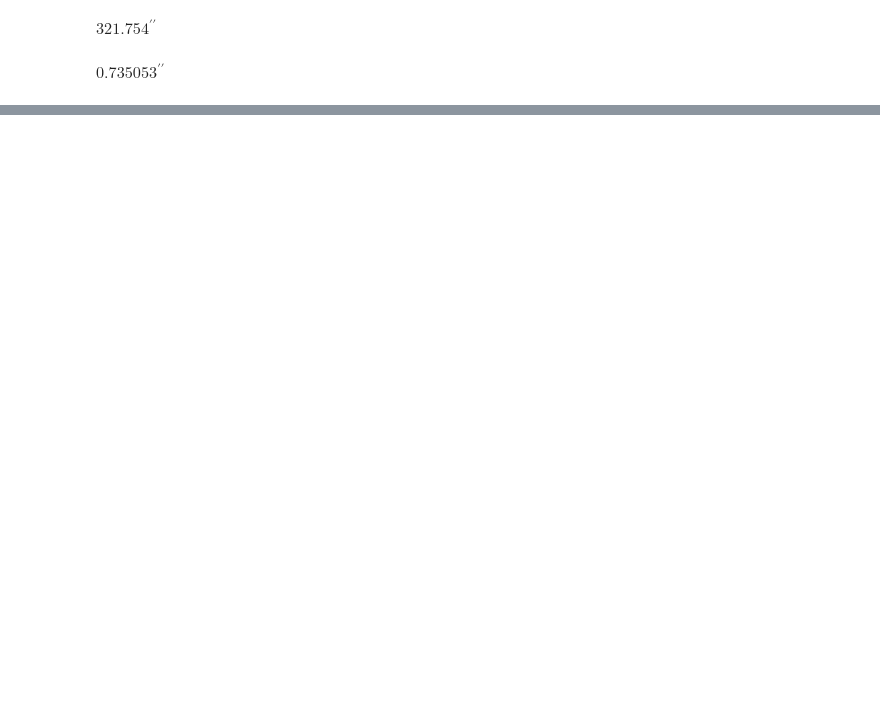
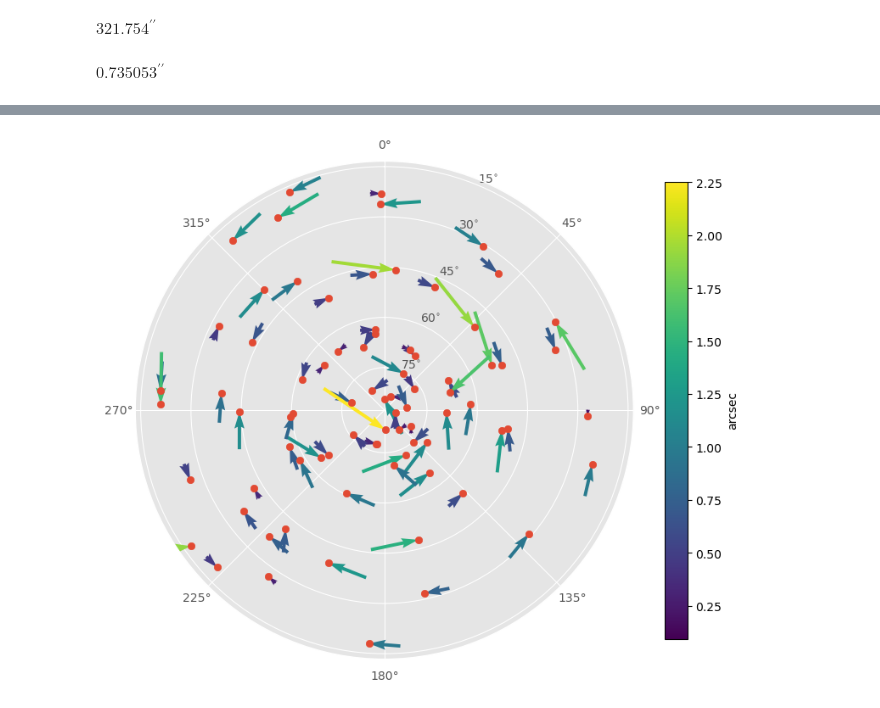
Before and after one commit to MMTObservatory/pointing_analysis, a Jupyter notebook: pointing_data/20210821/tpoint.ipynb, the cells around one changed output, grey strips where cells are left out. Cells and saved outputs as stored; diff of their text form; code cells hidden in the pictures; blank space fills up the shorter version.

```diff
--- a/pointing_data/20210821/tpoint.ipynb
+++ b/pointing_data/20210821/tpoint.ipynb
@@ -153,0 +158,4 @@ plt.show()
+# %%
+f = pointing_sky(coo_obs, t_coo)
+# %% [output]
+[figure, added]
```
Also changed, not shown: parts of 6 cells of this notebook.
